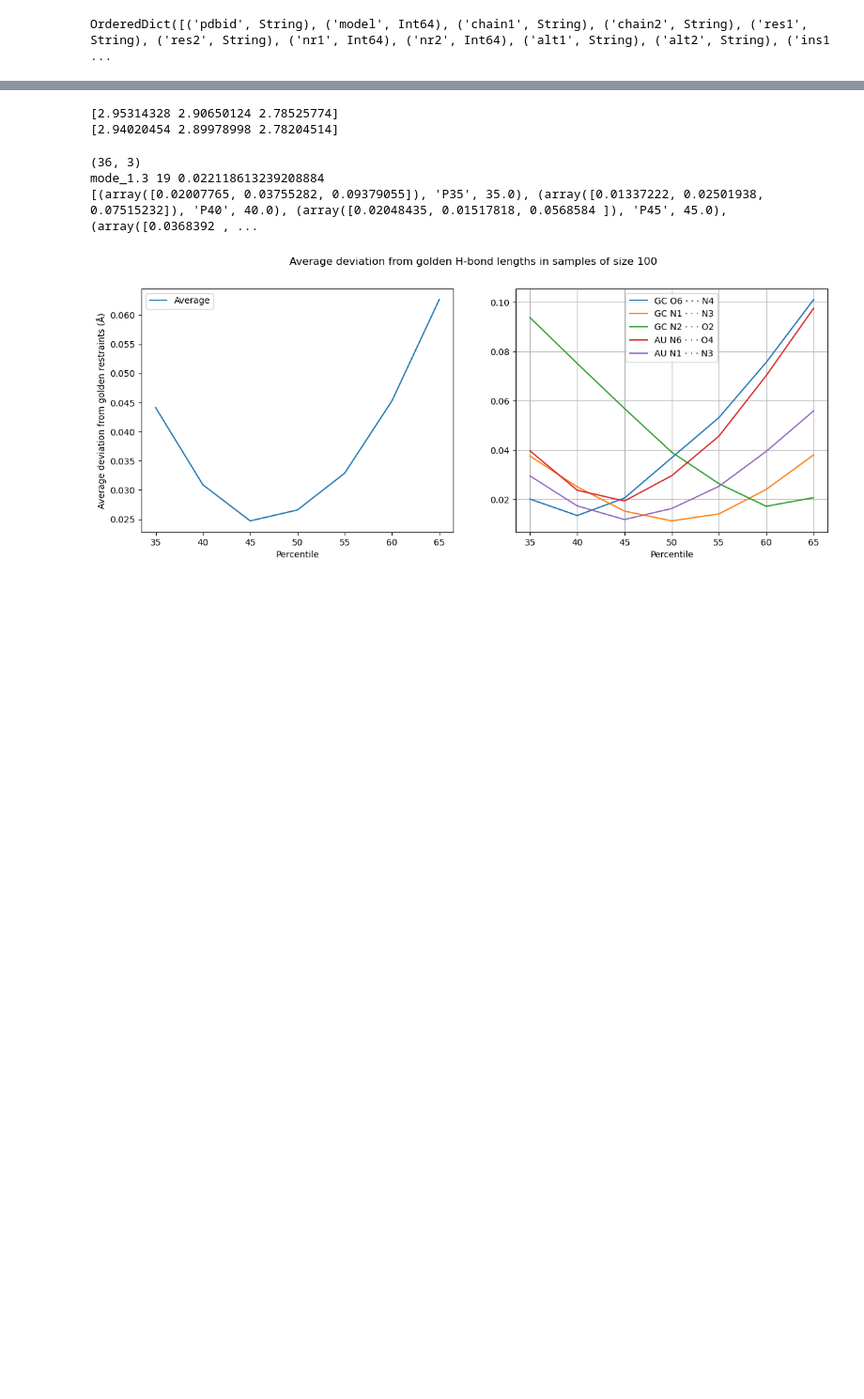
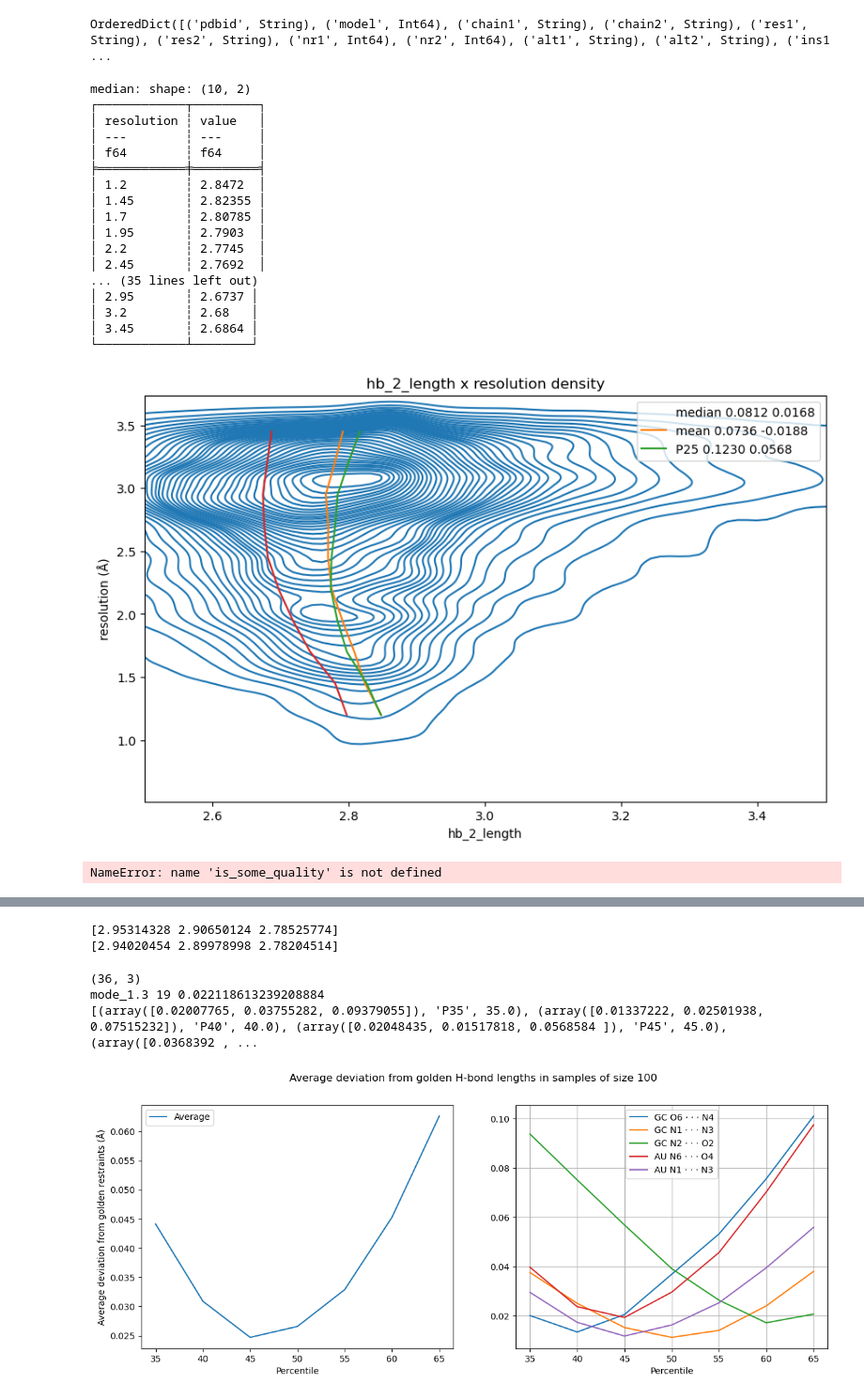
Before and after one commit to exyi/diplomka, a Jupyter notebook: pairclusters/pairs-canonical-stat-comparison.ipynb, the cells around one changed output, grey strips where cells are left out. Shown: that part at 94% size. Cells and saved outputs as stored; diff of their text form; code cells hidden in the pictures; blank space fills up the shorter version.

```diff
--- a/pairclusters/pairs-canonical-stat-comparison.ipynb
+++ b/pairclusters/pairs-canonical-stat-comparison.ipynb
@@ -77,36 +77,56 @@ OrderedDict([('pdbid', String), ('model', Int64), ('chain1', String), ('chain2',
 # %%
 
 column = "hb_2_length"
 stats: dict[str, typing.Callable[[pl.Series], float]] = {
     "mean": lambda col:float(col.mean()),
     "mean_p90": lambda col: float(col.filter((col < col.quantile(0.95)) & (col > col.quantile(0.05))).mean()),
     "mean_p80": lambda col: float(col.filter((col < col.quantile(0.90)) & (col > col.quantile(0.10))).mean()),
 }
 def create_stat_quantile(p: float):
     return lambda col: float(col.quantile(p))
 def create_stat_mode(bw_factor: float):
     return lambda col:float(mode(col.drop_nulls().to_numpy(), bw_factor=bw_factor))
 for p in np.arange(30, 70, 5):
     stats[f"P{p}"] = create_stat_quantile(p / 100)
 for p in np.arange(0.5, 3.0, 0.1):
     stats[f"mode_{p:1.1f}"] = create_stat_mode(p)
 
 stat_names = list(stats.keys())
 
-# sns.kdeplot(df, levels=40, thresh=0.02, x=column, y="resolution").set(title=f"{column} x resolution density", ylabel="resolution (Å)")
-# plot_running_stat(lambda df: float(df[column].median()), column, "median")
-# plot_running_stat(lambda df: float(df[column].mean()), column, "mean")
-# plot_running_stat(lambda df: float(df[column].quantile(0.25)), column, "P25")
+sns.kdeplot(df, levels=40, thresh=0.02, x=column, y="resolution").set(title=f"{column} x resolution density", ylabel="resolution (Å)")
+plot_running_stat(lambda df: float(df[column].median()), column, "median")
+plot_running_stat(lambda df: float(df[column].mean()), column, "mean")
+plot_running_stat(lambda df: float(df[column].quantile(0.25)), column, "P25")
 # plot_running_stat(lambda df: float(mode(df[column].drop_nulls().to_numpy())), column, "mode")
-# plt.legend(legend)
-# plt.xlim(2.5, 3.5)
+plt.legend(legend)
+plt.xlim(2.5, 3.5)
+show()
+sns.histplot(df.filter(is_some_quality), x="hb_1_donor_angle", y="resolution").set(title="cWW CG pair H-Bond donor angle", xlabel="C6-N1 · · · N3 H-bond angle (°)", ylabel="resolution (Å)")
+show()
+sns.histplot(df.filter(is_some_quality), x="hb_1_acceptor_angle", y="resolution").set(title="cWW CG pair H-Bond acceptor angle", xlabel="C6-N1 · · · N3 H-bond angle (°)", ylabel="resolution (Å)")
+show()
+sns.histplot(df.filter(is_some_quality), x="hb_1_length", y="resolution").set(title="cWW CG pair H-Bond length", xlabel="N1 · · · N3 H-bond length (Å)", ylabel="resolution (Å)")
 # show()
-# sns.histplot(df.filter(is_some_quality), x="hb_1_donor_angle", y="resolution").set(title="cWW CG pair H-Bond donor angle", xlabel="C6-N1 · · · N3 H-bond angle (°)", ylabel="resolution (Å)")
-# show()
-# sns.histplot(df.filter(is_some_quality), x="hb_1_acceptor_angle", y="resolution").set(title="cWW CG pair H-Bond acceptor angle", xlabel="C6-N1 · · · N3 H-bond angle (°)", ylabel="resolution (Å)")
-# show()
-# sns.histplot(df.filter(is_some_quality), x="hb_1_length", y="resolution").set(title="cWW CG pair H-Bond length", xlabel="N1 · · · N3 H-bond length (Å)", ylabel="resolution (Å)")
-# show()
+# %% [output]
+median: shape: (10, 2)
+┌────────────┬─────────┐
+│ resolution ┆ value   │
+│ ---        ┆ ---     │
+│ f64        ┆ f64     │
+╞════════════╪═════════╡
+│ 1.2        ┆ 2.8472  │
+│ 1.45       ┆ 2.82355 │
+│ 1.7        ┆ 2.80785 │
+│ 1.95       ┆ 2.7903  │
+│ 2.2        ┆ 2.7745  │
+│ 2.45       ┆ 2.7692  │
+... (35 lines left out)
+│ 2.95       ┆ 2.6737 │
+│ 3.2        ┆ 2.68   │
+│ 3.45       ┆ 2.6864 │
+└────────────┴────────┘
+[figure, added]
+NameError: name 'is_some_quality' is not defined
 # %%
 # columns = [ "hb_0_length", "hb_1_length", "hb_2_length", "hb_0_donor_angle", "hb_1_donor_angle", "hb_2_donor_angle", "hb_0_acceptor_angle", "hb_1_acceptor_angle", "hb_2_acceptor_angle" ]
 columns = [ "hb_0_length", "hb_1_length", "hb_2_length" ]
```
Also changed, not shown: parts of 7 cells of this notebook, 14 other files.
